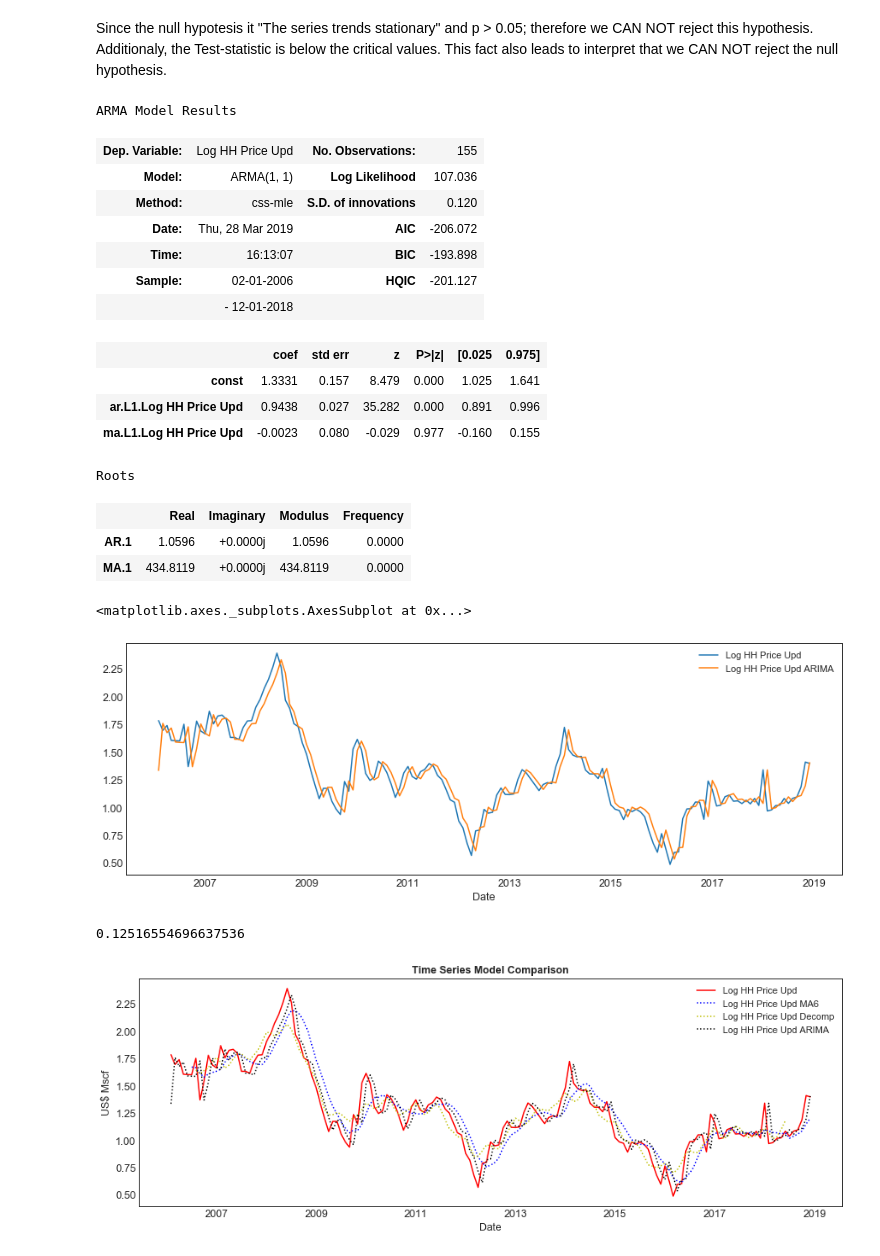
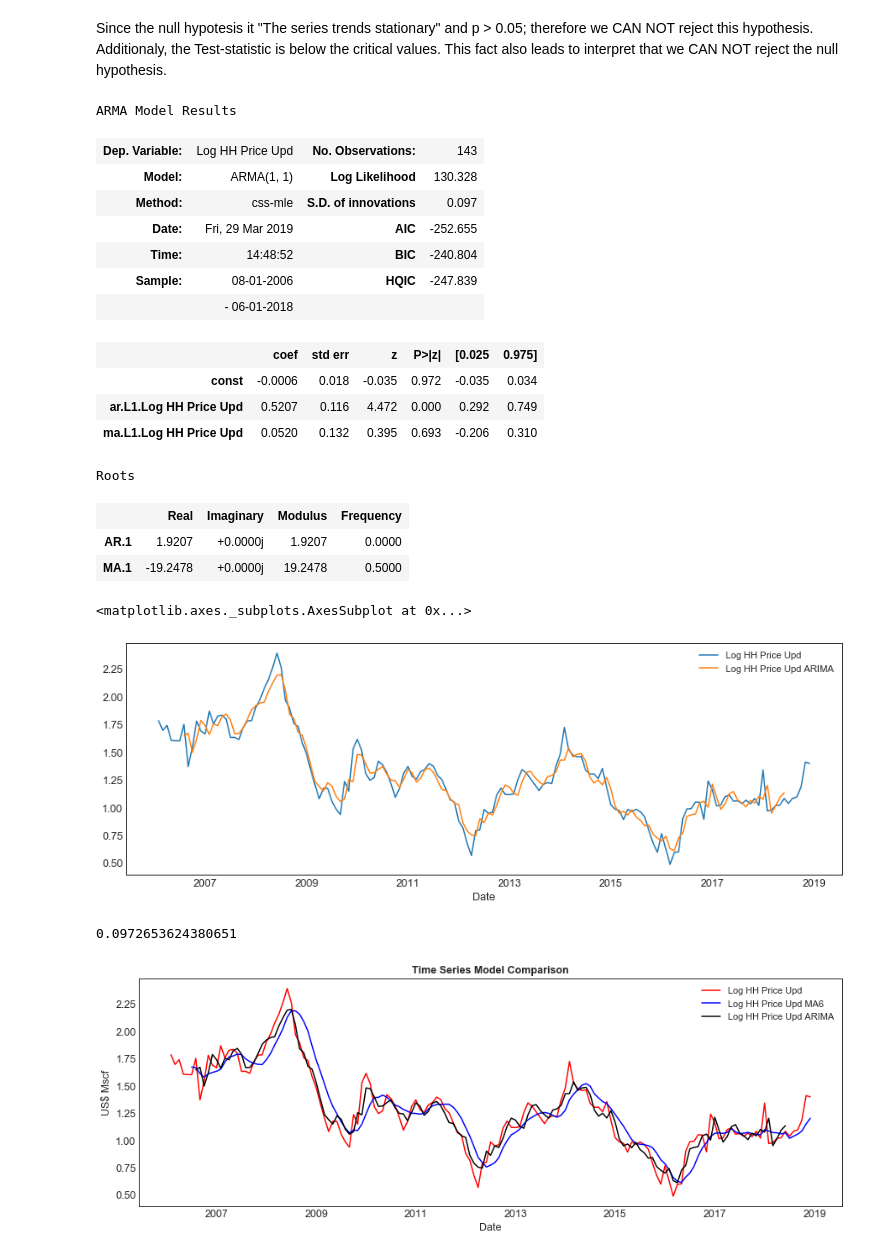
Before and after one commit to velmavasquez/Natural-Gas-Project, a Jupyter notebook: notebooks/Wilson-Time Series.ipynb, the cells around one changed output. Drawn from its saved outputs; the diff is of its cells as text; code cells hidden in the pictures.

```diff
--- a/notebooks/Wilson-Time Series.ipynb
+++ b/notebooks/Wilson-Time Series.ipynb
@@ -315,7 +321,9 @@ model_Exp_RMSE
 # %%
 df_hh["Log HH Price Upd Diff"] = df_HH["Log HH Price Upd"] - df_HH["Log HH Price Upd Shift 1"]
 
-ts = df_HH["Log HH Price Upd"]
+#ts = df_HH["Log HH Price Upd"]
+ts = residual
+ts = ts.dropna()
 ts_diff = df_hh["Log HH Price Upd Diff"]
 ts_diff.dropna(inplace = True)
 
@@ -375,57 +384,57 @@ results_ARIMA.fittedvalues.head()
 results_ARIMA.summary()
 # %% [output]
 ARMA Model Results
-| Dep. Variable: | Log HH Price Upd | No. Observations: | 155 |
-| Model: | ARMA(1, 1) | Log Likelihood | 107.036 |
-| Method: | css-mle | S.D. of innovations | 0.120 |
-| Date: | Thu, 28 Mar 2019 | AIC | -206.072 |
-| Time: | 16:13:07 | BIC | -193.898 |
-| Sample: | 02-01-2006 | HQIC | -201.127 |
-|  | - 12-01-2018 |  |  |
+| Dep. Variable: | Log HH Price Upd | No. Observations: | 143 |
+| Model: | ARMA(1, 1) | Log Likelihood | 130.328 |
+| Method: | css-mle | S.D. of innovations | 0.097 |
+| Date: | Fri, 29 Mar 2019 | AIC | -252.655 |
+| Time: | 14:48:52 | BIC | -240.804 |
+| Sample: | 08-01-2006 | HQIC | -247.839 |
+|  | - 06-01-2018 |  |  |
 |  | coef | std err | z | P>|z| | [0.025 | 0.975] |
-| const | 1.3331 | 0.157 | 8.479 | 0.000 | 1.025 | 1.641 |
-| ar.L1.Log HH Price Upd | 0.9438 | 0.027 | 35.282 | 0.000 | 0.891 | 0.996 |
-| ma.L1.Log HH Price Upd | -0.0023 | 0.080 | -0.029 | 0.977 | -0.160 | 0.155 |
+| const | -0.0006 | 0.018 | -0.035 | 0.972 | -0.035 | 0.034 |
+| ar.L1.Log HH Price Upd | 0.5207 | 0.116 | 4.472 | 0.000 | 0.292 | 0.749 |
+| ma.L1.Log HH Price Upd | 0.0520 | 0.132 | 0.395 | 0.693 | -0.206 | 0.310 |
 Roots
 |  | Real | Imaginary | Modulus | Frequency |
-| AR.1 | 1.0596 | +0.0000j | 1.0596 | 0.0000 |
-| MA.1 | 434.8119 | +0.0000j | 434.8119 | 0.0000 |
+| AR.1 | 1.9207 | +0.0000j | 1.9207 | 0.0000 |
+| MA.1 | -19.2478 | +0.0000j | 19.2478 | 0.5000 |
 # %%
-df_HH['Log HH Price Upd ARIMA'] = results_ARIMA.fittedvalues
+df_HH['Log HH Price Upd ARIMA'] = results_ARIMA.fittedvalues + trend + seasonal
 df_HH.plot(kind="line", y = ["Log HH Price Upd", "Log HH Price Upd ARIMA"])
 # %% [output]
 <matplotlib.axes._subplots.AxesSubplot at 0x...>
-[figure, old version]
+[figure, new version]
 # %%
 # Root Mean Squared Error (RMSE)
 model_Exp_RMSE = RMSE(df_HH["Log HH Price Upd ARIMA"],df_HH["Log HH Price Upd"])
 model_Exp_RMSE
 # %% [output]
-0.12516554696637536
+0.0972653624380651
 # %%
 large = 16; med = 12.5; small = 11
 params = {'axes.titlesize': med,
         'legend.fontsize': small,
         'figure.figsize': (15, 5),
         'axes.labelsize': med,
         'axes.titlesize': med,
         'xtick.labelsize': med,
         'ytick.labelsize': med,
         'figure.titlesize': large}
 plt.rcParams.update(params)
 plt.style.use('seaborn-whitegrid')
 sns.set_style("white")
 
-styles = ['r-','b:','y:',"k:"]
-df_HH.plot(kind="line", y = ["Log HH Price Upd","Log HH Price Upd MA6","Log HH Price Upd Decomp","Log HH Price Upd ARIMA"],
+styles = ['r-','b',"k"]
+df_HH.plot(kind="line", y = ["Log HH Price Upd","Log HH Price Upd MA6","Log HH Price Upd ARIMA"],
           style=styles)
 
 str_title = "Time Series Model Comparison"
 plt.title(str_title, fontweight="bold")
 FileName ="Figures-Presentation/" + str_title + ".png"
 plt.ylabel("US$ Mscf")
 plt.savefig(FileName)
 
 plt.show()
 # %% [output]
-[figure, old version]
+[figure, new version]
```
Also changed, not shown: parts of 7 cells of this notebook, 3 other files.
